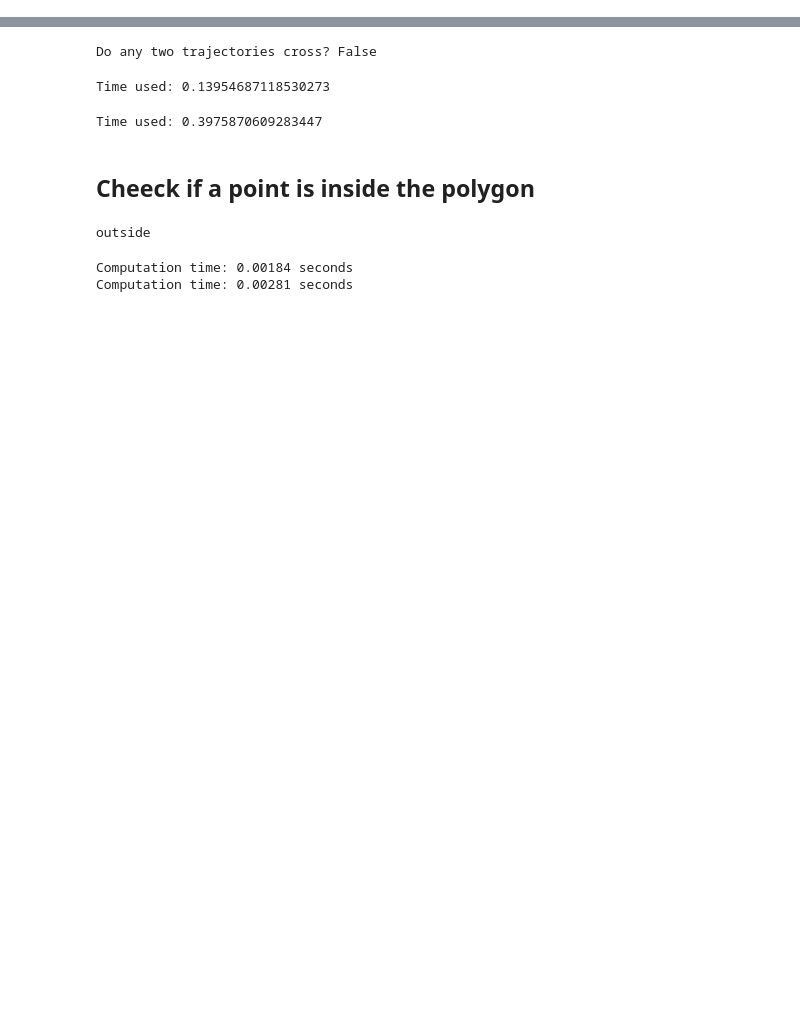
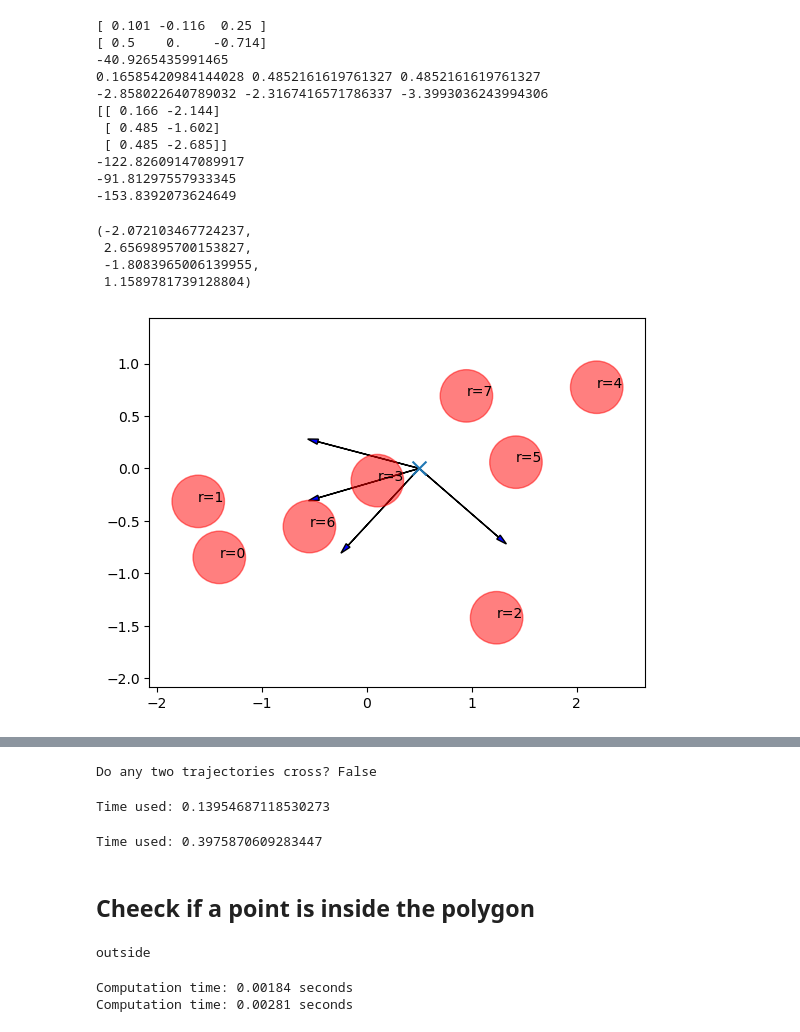
Before and after one commit to SpartanTan/RL-everything, a Jupyter notebook: torh_tutorial/generate_path.ipynb, the cells around one changed output, grey strips where cells are left out. Saved outputs shown, nothing was run; the diff lists cells and outputs as text; code cells hidden in the pictures; blank space fills up the shorter version.

```diff
--- a/torh_tutorial/generate_path.ipynb
+++ b/torh_tutorial/generate_path.ipynb
@@ -560,0 +563,74 @@ AssertionError: The query point is outside the boundary
+# %%
+from copy import deepcopy
+tempPath = deepcopy(testPath)
+atr_state = np.array([query_point[0], query_point[1], atr_current_yaw_fake])
+# %%
+# Function to draw an arrow
+def draw_arrow(x, y, angle, length=1):
+    dx = length * np.cos(angle)
+    dy = length * np.sin(angle)
+
+    plt.arrow(x, y, dx, dy, head_width=0.05, head_length=0.1, fc='blue', ec='black')
+# %%
+# print(tempPath.obstacles_np)
+ob1 = tempPath.obstacles_np[3]
+print(ob1)
+print(atr_state)
+
+y_obs = ob1[1] - atr_state[1]
+x_obs = ob1[0] - atr_state[0]
+r_obs = ob1[2]
+yaw = atr_state[2]
+print(np.rad2deg(yaw))
+
+dm = np.sqrt(x_obs**2 + y_obs**2) - r_obs
+dl = dr = np.sqrt((dm+r_obs)**2 + r_obs**2)
+print(dm, dl, dr)
+theta_m = np.arctan2(y_obs, x_obs) # - yaw
+theta_l = theta_m + np.arctan2(r_obs, dm+r_obs)
+theta_r = theta_m - np.arctan2(r_obs, dm+r_obs)
+print(theta_m, theta_l, theta_r)
+
+
+draw_arrow(atr_state[0], atr_state[1], yaw)
+draw_arrow(atr_state[0], atr_state[1], theta_m)
+draw_arrow(atr_state[0], atr_state[1], theta_l)
+draw_arrow(atr_state[0], atr_state[1], theta_r)
+
+theta_m -= yaw
+theta_l -= yaw
+theta_r -= yaw
+obs = np.array([dm, theta_m, dl,theta_l, dr, theta_r])
+obs = obs.reshape(3, -1)
+print(obs)
+print(np.rad2deg(theta_m))
+print(np.rad2deg(theta_l))
+print(np.rad2deg(theta_r))
+
+plt.scatter(atr_state[0], atr_state[1], s=100, marker='x', label='Query Point')
+# circle = plt.Circle((ob1[0], ob1[1]), r_obs, color='r', alpha=0.5)
+# plt.gca().add_patch(circle)
+i = 0
+for p_obst, r_obst in tempPath.obstacles:
+    circle = plt.Circle((p_obst[0], p_obst[1]), r_obst, color='r', alpha=0.5)
+    plt.text(p_obst[0], p_obst[1], f"r={i}", fontsize=10)
+    plt.gca().add_patch(circle)
+    i += 1
+plt.axis("equal")
+# %% [output]
+[ 0.101 -0.116  0.25 ]
+[ 0.5    0.    -0.714]
+-40.9265435991465
+0.16585420984144028 0.4852161619761327 0.4852161619761327
+-2.858022640789032 -2.3167416571786337 -3.3993036243994306
+[[ 0.166 -2.144]
+ [ 0.485 -1.602]
+ [ 0.485 -2.685]]
+-122.82609147089917
+-91.81297557933345
+-153.8392073624649
+(-2.072103467724237,
+ 2.6569895700153827,
+ -1.8083965006139955,
+ 1.1589781739128804)
+[figure, added]
```
Also changed, not shown: parts of 9 cells of this notebook, 1 other file.
